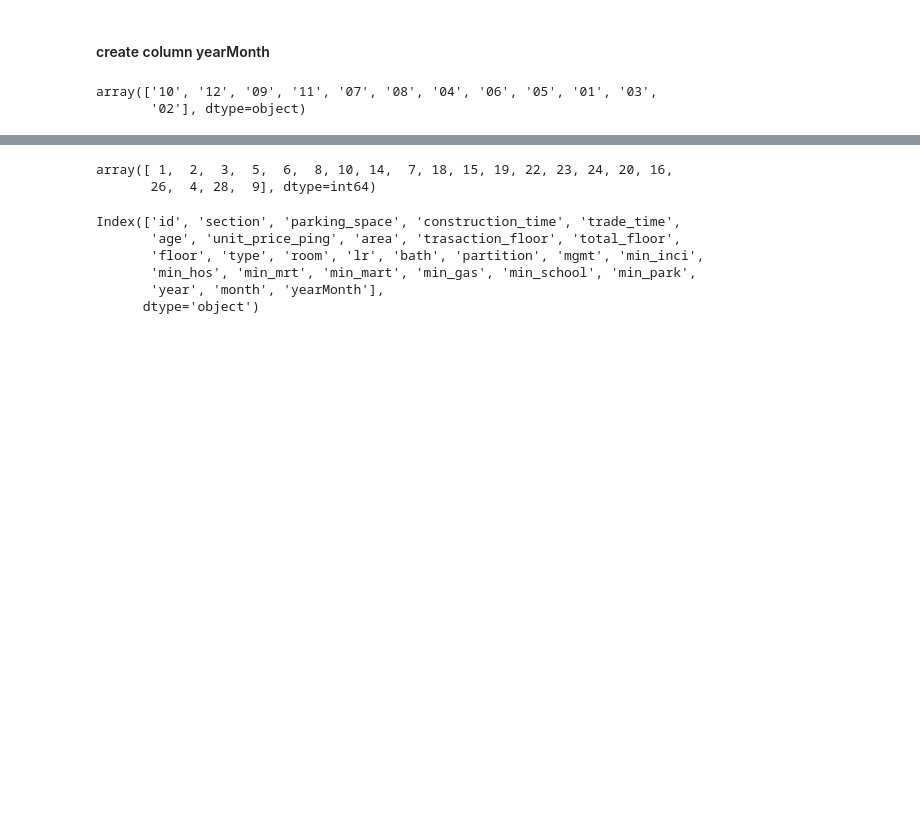
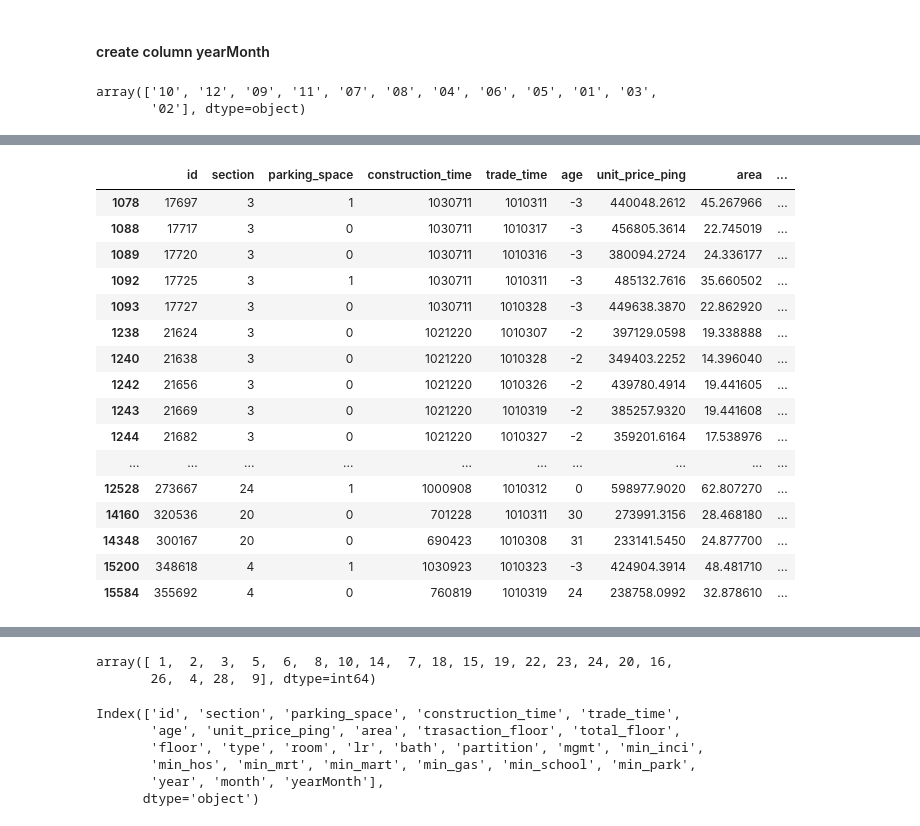
Before and after one commit to JamesKe860324/FinalProject, a Jupyter notebook: Model/Model.ipynb, the cells around one changed output, grey strips where cells are left out. Saved outputs shown, nothing was run; the diff lists cells and outputs as text; code cells hidden in the pictures; blank space fills up the shorter version.

```diff
--- a/Model/Model.ipynb
+++ b/Model/Model.ipynb
@@ -116,0 +113,20 @@ house_without_outliers_no100
+# %%
+house_without_outliers_no100[house_without_outliers_no100['yearMonth'] == "101-03"]
+# %% [output]
+|  | id | section | parking_space | construction_time | trade_time | age | unit_price_ping | area | ... |
+| 1078 | 17697 | 3 | 1 | 1030711 | 1010311 | -3 | 440048.2612 | 45.267966 | ... |
+| 1088 | 17717 | 3 | 0 | 1030711 | 1010317 | -3 | 456805.3614 | 22.745019 | ... |
+| 1089 | 17720 | 3 | 0 | 1030711 | 1010316 | -3 | 380094.2724 | 24.336177 | ... |
+| 1092 | 17725 | 3 | 1 | 1030711 | 1010311 | -3 | 485132.7616 | 35.660502 | ... |
+| 1093 | 17727 | 3 | 0 | 1030711 | 1010328 | -3 | 449638.3870 | 22.862920 | ... |
+| 1238 | 21624 | 3 | 0 | 1021220 | 1010307 | -2 | 397129.0598 | 19.338888 | ... |
+| 1240 | 21638 | 3 | 0 | 1021220 | 1010328 | -2 | 349403.2252 | 14.396040 | ... |
+| 1242 | 21656 | 3 | 0 | 1021220 | 1010326 | -2 | 439780.4914 | 19.441605 | ... |
+| 1243 | 21669 | 3 | 0 | 1021220 | 1010319 | -2 | 385257.9320 | 19.441608 | ... |
+| 1244 | 21682 | 3 | 0 | 1021220 | 1010327 | -2 | 359201.6164 | 17.538976 | ... |
+| ... | ... | ... | ... | ... | ... | ... | ... | ... | ... |
+| 12528 | 273667 | 24 | 1 | 1000908 | 1010312 | 0 | 598977.9020 | 62.807270 | ... |
+| 14160 | 320536 | 20 | 0 | 701228 | 1010311 | 30 | 273991.3156 | 28.468180 | ... |
+| 14348 | 300167 | 20 | 0 | 690423 | 1010308 | 31 | 233141.5450 | 24.877700 | ... |
+| 15200 | 348618 | 4 | 1 | 1030923 | 1010323 | -3 | 424904.3914 | 48.481710 | ... |
+| 15584 | 355692 | 4 | 0 | 760819 | 1010319 | 24 | 238758.0992 | 32.878610 | ... |
```
Also changed, not shown: parts of 25 cells of this notebook, 2 other files.
